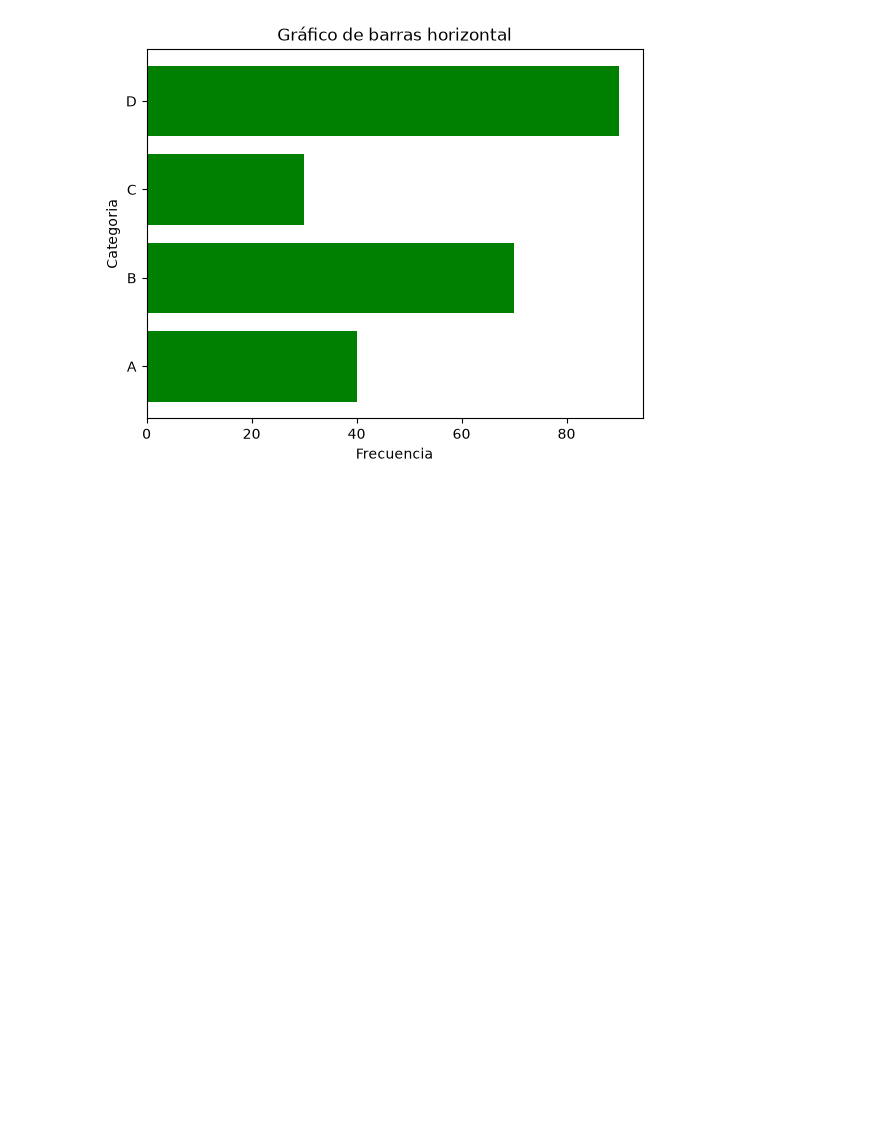
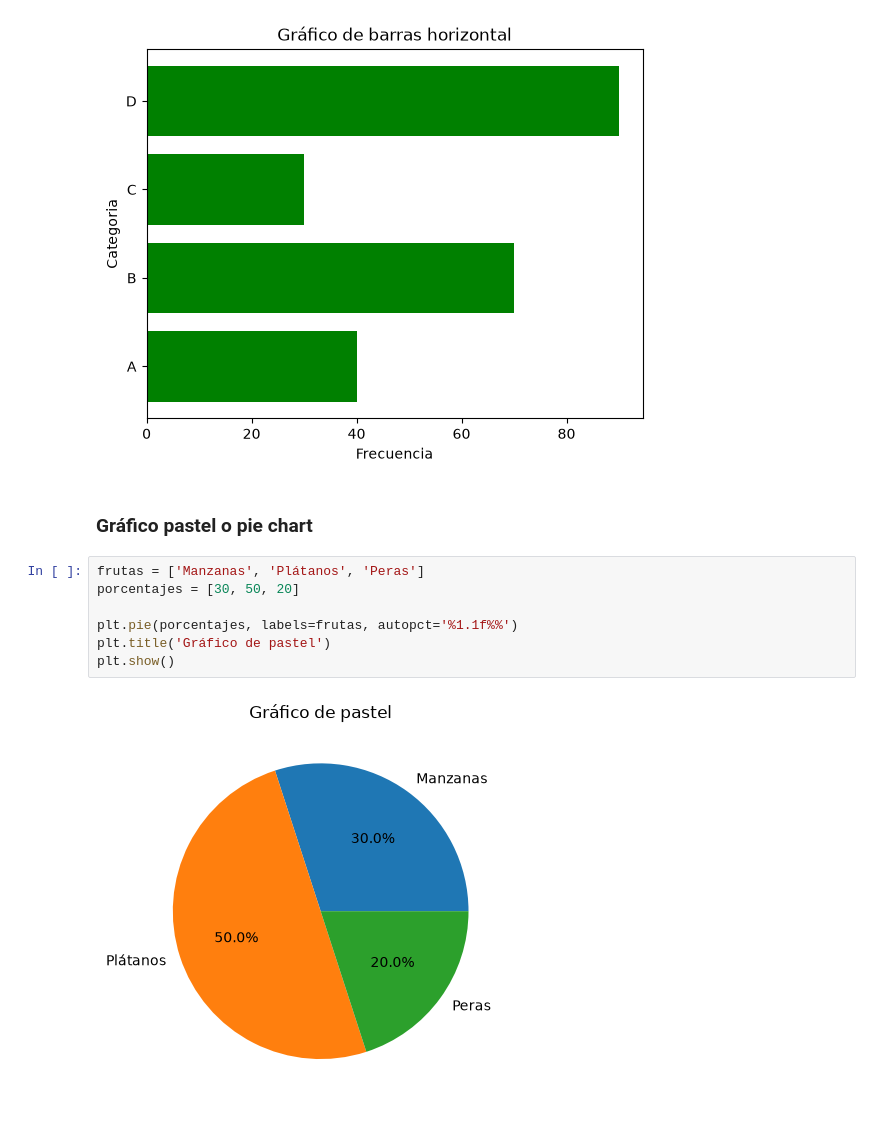
Before and after one commit to marcell-llerena/datascience-g8, a Jupyter notebook: notebooks/20260817_24_matplotlib_tipograficos.ipynb, the cells around one changed output. Cells and saved outputs as stored; diff of their text form; blank space fills up the shorter version.

```diff
--- a/notebooks/20260817_24_matplotlib_tipograficos.ipynb
+++ b/notebooks/20260817_24_matplotlib_tipograficos.ipynb
@@ -40,3 +41,14 @@ plt.title('Gráfico de barras horizontal')
 plt.show()
 # %% [output]
 [figure]
+# %% [markdown]
+### Gráfico pastel o pie chart
+# %%
+frutas = ['Manzanas', 'Plátanos', 'Peras']
+porcentajes = [30, 50, 20]
+
+plt.pie(porcentajes, labels=frutas, autopct='%1.1f%%')
+plt.title('Gráfico de pastel')
+plt.show()
+# %% [output]
+[figure, added]
```
Also changed, not shown: parts of 7 cells of this notebook, 1 other file.
